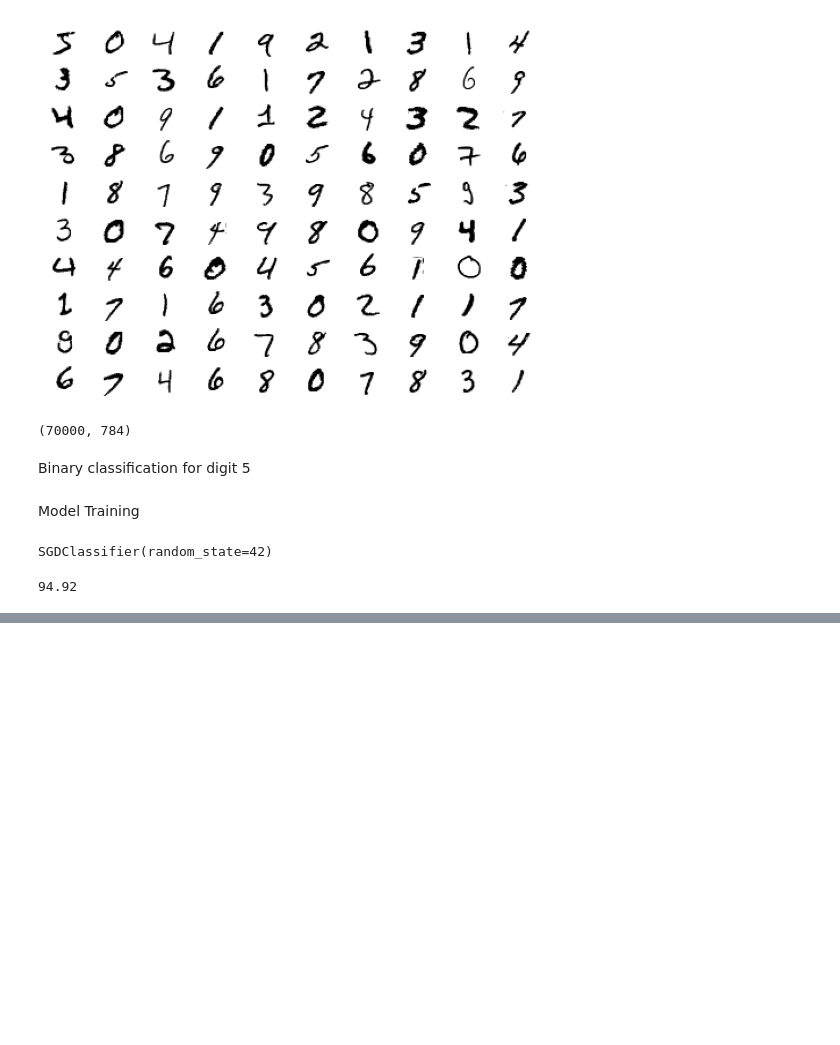
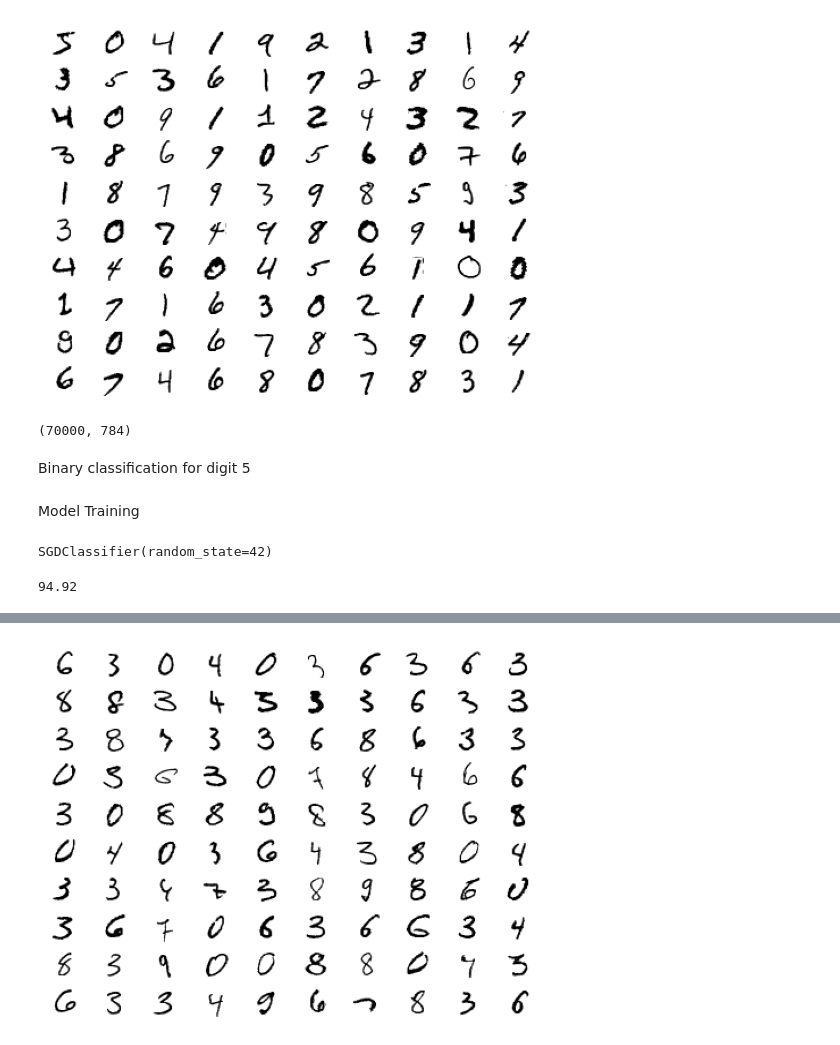
Before and after one commit to 24Priyanshi/100-days-of-deep-learning, a Jupyter notebook: classification.ipynb, the cells around one changed output, grey strips where cells are left out. Cells and saved outputs as stored; diff of their text form; code cells hidden in the pictures; blank space fills up the shorter version.

```diff
--- a/classification.ipynb
+++ b/classification.ipynb
@@ -207,0 +216,8 @@ pred_5=sgd.predict(X_test)
+# %%
+a = []
+y_test_5 = np.array(y_test_5)
+
+# Iterate using the length of the arrays.
+for i, j, k in zip(range(len(y_test)), pred_5, np.array(y_test_5)):
+    if j == True and k == False:  # or simply if j and not k
+        a.append(i)
@@ -207,0 +243,7 @@ pred_5=sgd.predict(X_test)
+# %%
+for i,j in enumerate(np.array(a[:100])):
+    plt.subplot(10,10,i+1)
+    plt.axis("off")
+    plt.imshow(np.array(X_test[j:j+1]).reshape(28,28), cmap="binary")
+# %% [output]
+[figure, added]
```
Also changed, not shown: parts of 12 cells of this notebook.
